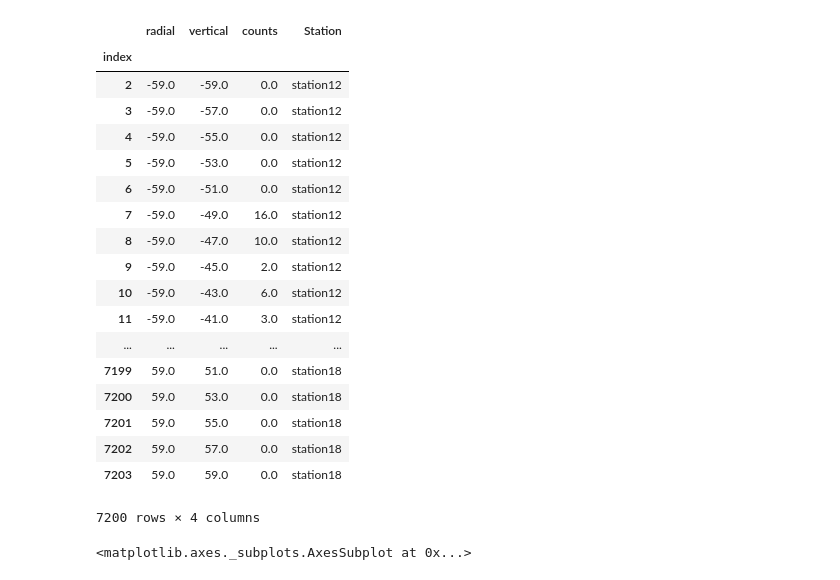
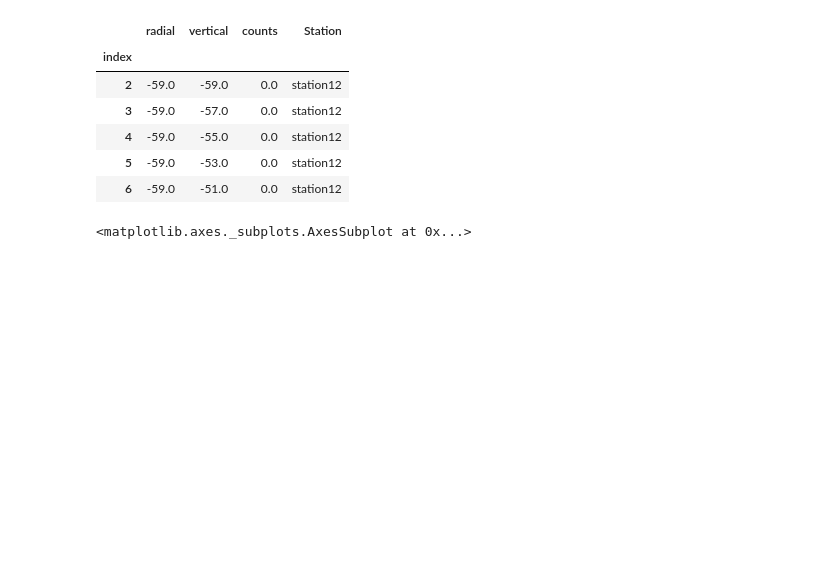
Before and after one commit to jasonbono/MuonConvolution, a Jupyter notebook: tracker_info/beam_moments_demo.ipynb, the cells around one changed output. Saved outputs shown, nothing was run; the diff lists cells and outputs as text; code cells hidden in the pictures; blank space fills up the shorter version.

```diff
--- a/tracker_info/beam_moments_demo.ipynb
+++ b/tracker_info/beam_moments_demo.ipynb
@@ -6,26 +6,14 @@ from beam_moments import get_df_tracker, get_2dhist_tracker, get_mean, get_rms
 # %%
 df_tracker = get_df_tracker()
-df_tracker
+df_tracker.head()
 # %% [output]
 |  | radial | vertical | counts | Station |
 | index |  |  |  |  |
 | 2 | -59.0 | -59.0 | 0.0 | station12 |
 | 3 | -59.0 | -57.0 | 0.0 | station12 |
 | 4 | -59.0 | -55.0 | 0.0 | station12 |
 | 5 | -59.0 | -53.0 | 0.0 | station12 |
 | 6 | -59.0 | -51.0 | 0.0 | station12 |
-| 7 | -59.0 | -49.0 | 16.0 | station12 |
-| 8 | -59.0 | -47.0 | 10.0 | station12 |
-| 9 | -59.0 | -45.0 | 2.0 | station12 |
-| 10 | -59.0 | -43.0 | 6.0 | station12 |
-| 11 | -59.0 | -41.0 | 3.0 | station12 |
-| ... | ... | ... | ... | ... |
-| 7199 | 59.0 | 51.0 | 0.0 | station18 |
-| 7200 | 59.0 | 53.0 | 0.0 | station18 |
-| 7201 | 59.0 | 55.0 | 0.0 | station18 |
-| 7202 | 59.0 | 57.0 | 0.0 | station18 |
-| 7203 | 59.0 | 59.0 | 0.0 | station18 |
-7200 rows × 4 columns
 # %%
 mask1 = df_tracker["Station"] == 'station12'
 mask2 = df_tracker["Station"] == 'station18'
```
Also changed, not shown: parts of 6 cells of this notebook, 3 other files.
